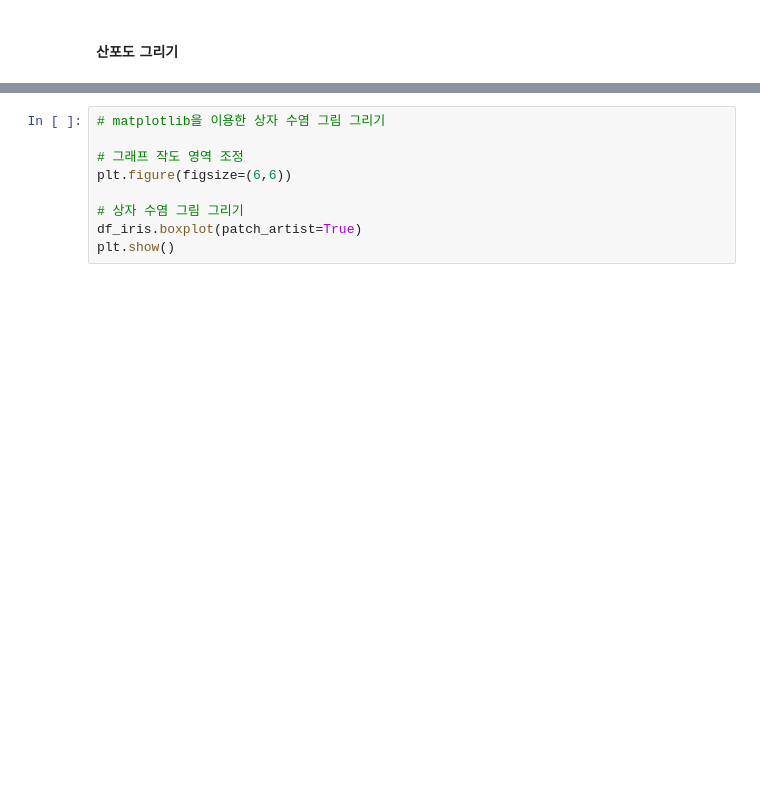
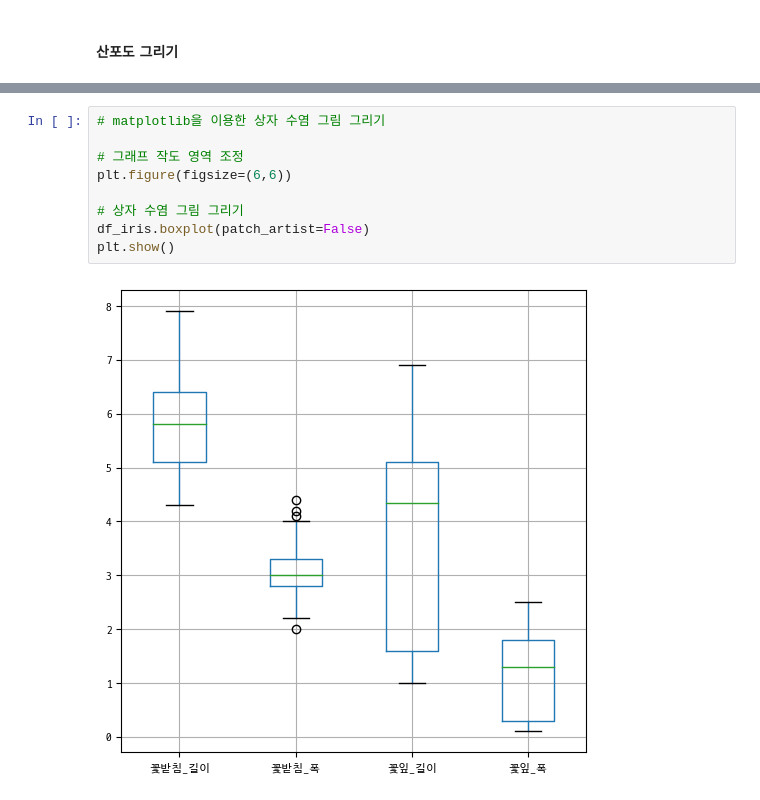
Before and after one commit to alvin343/aiforprofit, a Jupyter notebook: notebooks/ch04_01_data_process.ipynb, the cells around one changed output, grey strips where cells are left out. Drawn from its saved outputs; the diff is of its cells as text; blank space fills up the shorter version.

```diff
--- a/notebooks/ch04_01_data_process.ipynb
+++ b/notebooks/ch04_01_data_process.ipynb
@@ -294,12 +269,14 @@ plt.show()
 # %%
 # matplotlib을 이용한 상자 수염 그림 그리기
 
 # 그래프 작도 영역 조정
 plt.figure(figsize=(6,6))
 
 # 상자 수염 그림 그리기
-df_iris.boxplot(patch_artist=True)
+df_iris.boxplot(patch_artist=False)
 plt.show()
+# %% [output]
+[figure, added]
 # %%
 # melt 함수를 이용한 데이터 전처리
 w = pd.melt(df_iris, id_vars=['종'])
```
Also changed, not shown: parts of 14 cells of this notebook.
